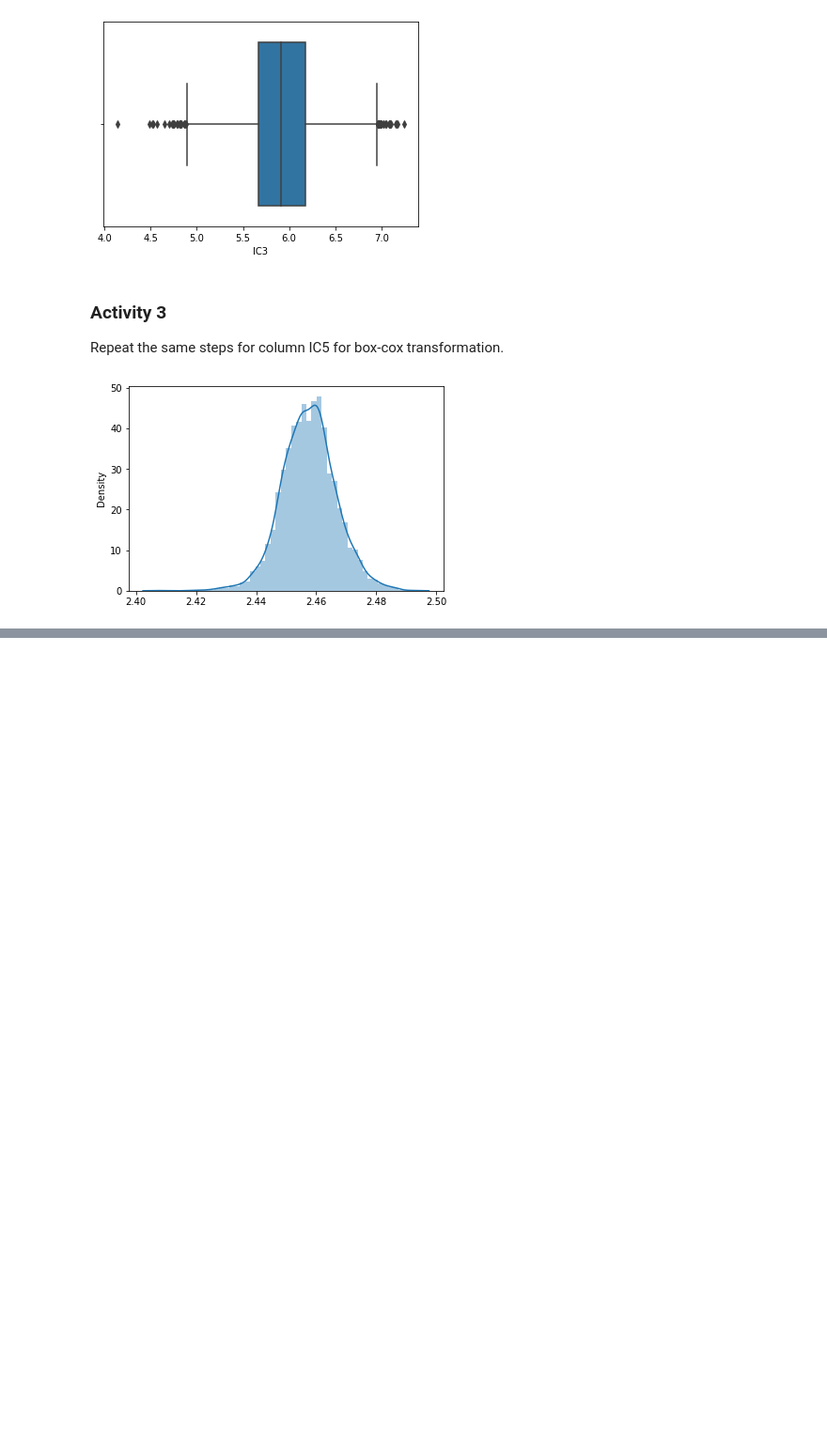
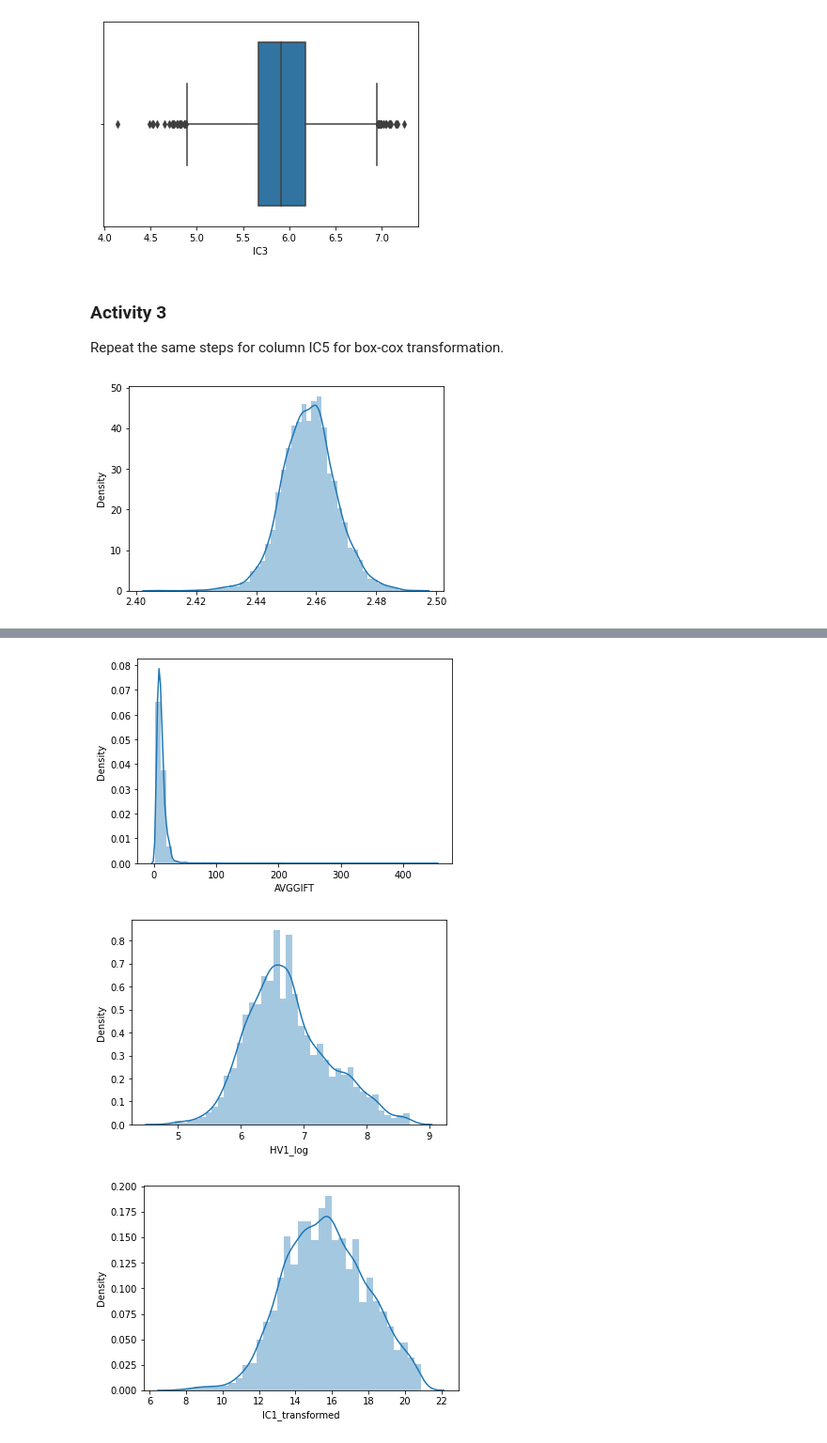
Before and after one commit to Ironhack-Data-0621-Remote/Classroom-Materials, a Jupyter notebook: Unit_1/5-data_preprocessing/data_preprocessing_activity.ipynb, the cells around one changed output, grey strips where cells are left out. Shown: that part at 94% size. Saved outputs shown, nothing was run; the diff lists cells and outputs as text; code cells hidden in the pictures; blank space fills up the shorter version.

```diff
--- a/Unit_1/5-data_preprocessing/data_preprocessing_activity.ipynb
+++ b/Unit_1/5-data_preprocessing/data_preprocessing_activity.ipynb
@@ -151,0 +161,12 @@ plt.show()
+# %%
+data=pd.read_csv('regression_data.csv')
+# %%
+data2=data._get_numeric_data().iloc[:, 0:3].dropna()
+# %%
+for i in range(3):
+    sns.distplot(data2.iloc[:,i])
+    plt.show()
+# %% [output]
+[figure, added]
+[figure, added]
+[figure, added]
```
Also changed, not shown: parts of 3 cells of this notebook.
